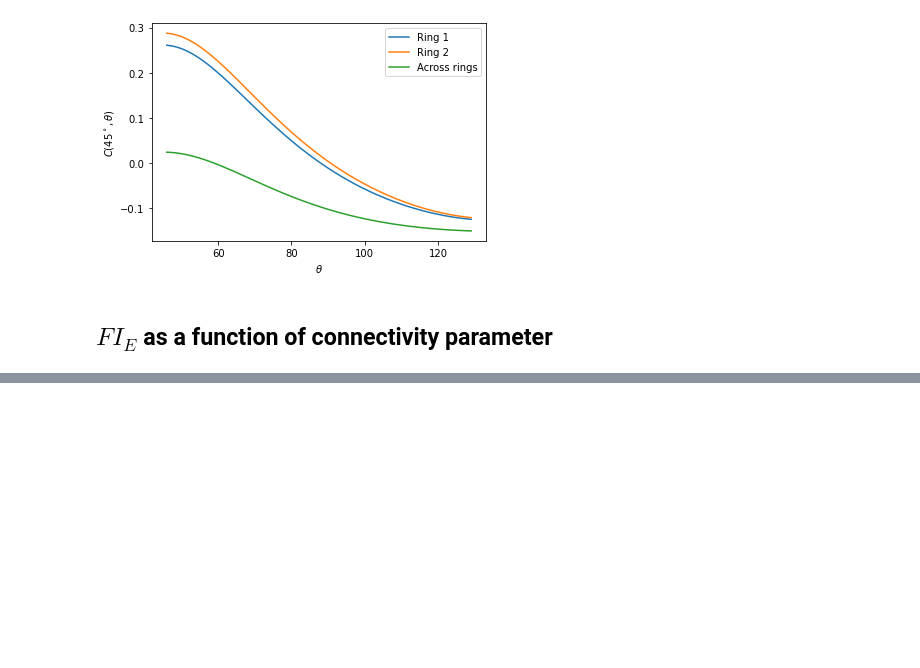
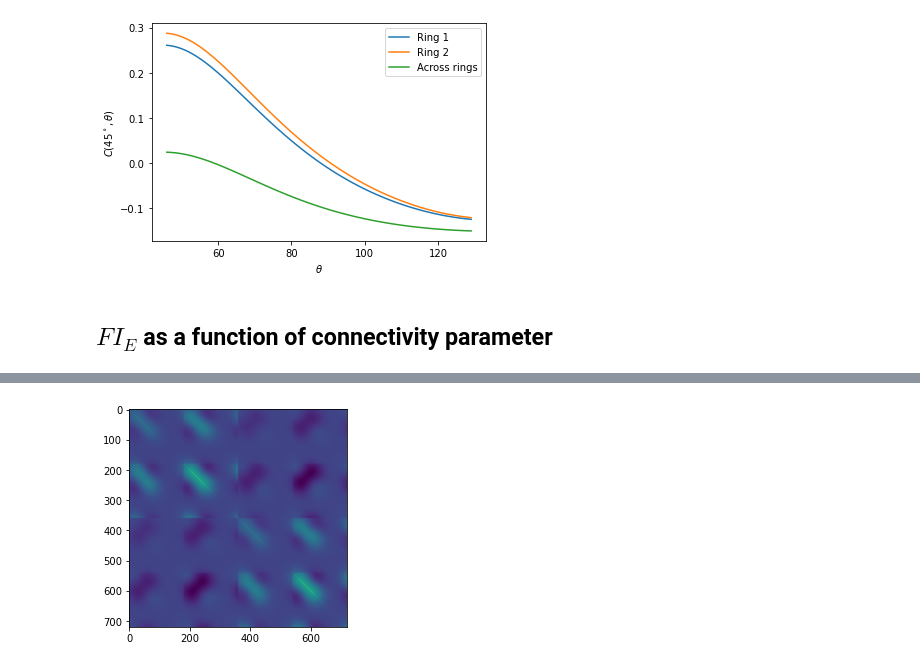
Before and after one commit to alexnegron/SCGB-Fellowship, a Jupyter notebook: Two ring model - independent variability.ipynb, the cells around one changed output, grey strips where cells are left out. Cells and saved outputs as stored; diff of their text form; code cells hidden in the pictures; blank space fills up the shorter version.

```diff
--- a/Two ring model - independent variability.ipynb
+++ b/Two ring model - independent variability.ipynb
@@ -404,0 +420,5 @@ NameError: name 't' is not defined
+# %%
+plt.imshow(Sigma)
+plt.show()
+# %% [output]
+[figure, added]
```
Also changed, not shown: parts of 9 cells of this notebook.
